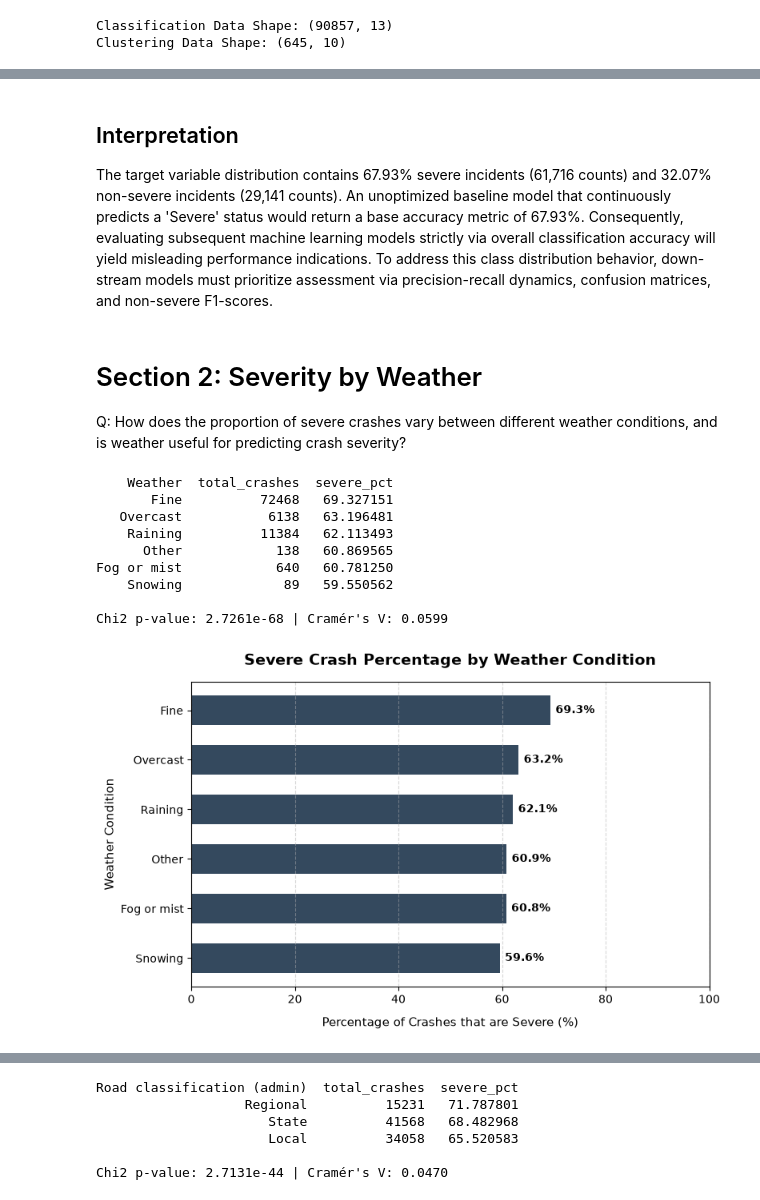
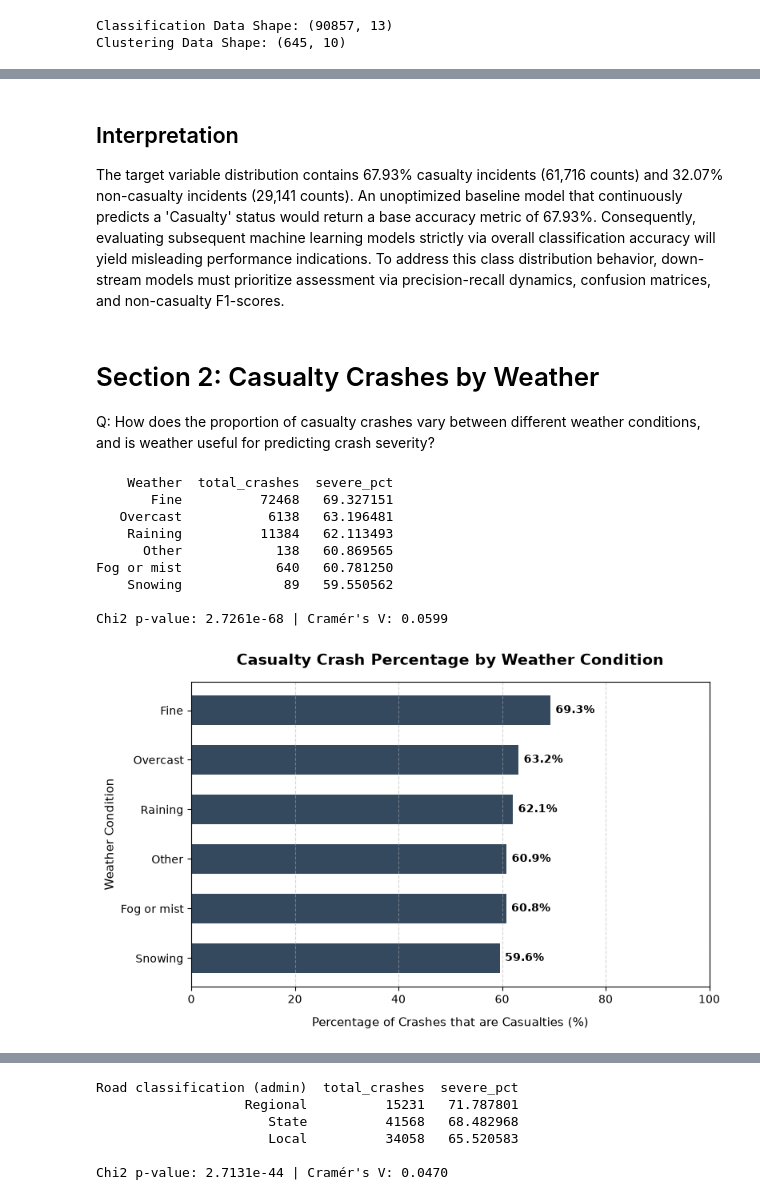
Before and after one commit to George-Lalmuanpuia/Assignment-2, a Jupyter notebook: Data/eda.ipynb, the cells around one changed output, grey strips where cells are left out. Cells and saved outputs as stored; diff of their text form; code cells hidden in the pictures.

Commit message:
Wording Changes for casualty and severe for eda notebook

```diff
--- a/Data/eda.ipynb
+++ b/Data/eda.ipynb
@@ -65,11 +65,11 @@ total_count = count_0 + count_1
 pct_0 = (count_0 / total_count) * 100
 pct_1 = (count_1 / total_count) * 100
 
-print(f"Non-Severe (0): {count_0} ({pct_0:.2f}%) | Severe (1): {count_1} ({pct_1:.2f}%)")
+print(f"Non-Casualty (0): {count_0} ({pct_0:.2f}%) | Casualty (1): {count_1} ({pct_1:.2f}%)")
 
 # Draw the bar chart using matplotlib
 fig, ax = plt.subplots(figsize=(6, 5))
-x_labels = ["Severe\n(Injury/Fatal)", "Non-Severe\n(Towaway)"]
+x_labels = ["Casualty\n(Injury/Fatal)", "Non-casualty\n(Towaway)"]
 y_values = [pct_1, pct_0]
 
 bars = ax.bar(x_labels, y_values, color=["#e74c3c", "#95a5a6"], width=0.5)
@@ -105,11 +105,11 @@ Non-Severe (0): 29141 (32.07%) | Severe (1): 61716 (67.93%)
 # %% [markdown]
 ## Interpretation
 
-The target variable distribution contains 67.93% severe incidents (61,716 counts) and 32.07% non-severe incidents (29,141 counts). An unoptimized baseline model that continuously predicts a 'Severe' status would return a base accuracy metric of 67.93%. Consequently, evaluating subsequent machine learning models strictly via overall classification accuracy will yield misleading performance indications. To address this class distribution behavior, down-stream models must prioritize assessment via precision-recall dynamics, confusion matrices, and non-severe F1-scores.
+The target variable distribution contains 67.93% casualty incidents (61,716 counts) and 32.07% non-casualty incidents (29,141 counts). An unoptimized baseline model that continuously predicts a 'Casualty' status would return a base accuracy metric of 67.93%. Consequently, evaluating subsequent machine learning models strictly via overall classification accuracy will yield misleading performance indications. To address this class distribution behavior, down-stream models must prioritize assessment via precision-recall dynamics, confusion matrices, and non-casualty F1-scores.
 # %% [markdown]
-# Section 2: Severity by Weather
+# Section 2: Casualty Crashes by Weather
 
-Q: How does the proportion of severe crashes vary between different weather conditions, and is weather useful for predicting crash severity?
+Q: How does the proportion of casualty crashes vary between different weather conditions, and is weather useful for predicting crash severity?
 # %%
 # Compute metrics and tests using the unified helper function
 weather_stats, p_val, cv = compute_categorical_metrics(df_class, "Weather")
@@ -137,36 +137,36 @@ for bar in bars:
         va="center",
         color="black",
         fontweight="bold",
         size=10,
     )
 
 ax.set_title(
-    "Severe Crash Percentage by Weather Condition",
+    "Casualty Crash Percentage by Weather Condition",
     fontsize=14,
     fontweight="bold",
     pad=15,
 )
 ax.set_xlabel(
-    "Percentage of Crashes that are Severe (%)", fontsize=11, labelpad=10
+    "Percentage of Crashes that are Casualties (%)", fontsize=11, labelpad=10
 )
 ax.set_ylabel("Weather Condition", fontsize=11)
 ax.set_xlim(0, 100)
 ax.grid(axis="x", linestyle="--", alpha=0.5)
 
 plt.tight_layout()
 plt.savefig("figures/section2_severity_by_weather.png", dpi=300)
 plt.show()
 # %% [output]
     Weather  total_crashes  severe_pct
        Fine          72468   69.327151
    Overcast           6138   63.196481
     Raining          11384   62.113493
       Other            138   60.869565
 Fog or mist            640   60.781250
     Snowing             89   59.550562
 
 Chi2 p-value: 2.7261e-68 | Cramér's V: 0.0599
-[figure, old version]
+[figure, new version]
 # %% [markdown]
 ## Interpretation
 
```
Also changed, not shown: parts of 12 cells of this notebook, 5 other files.
